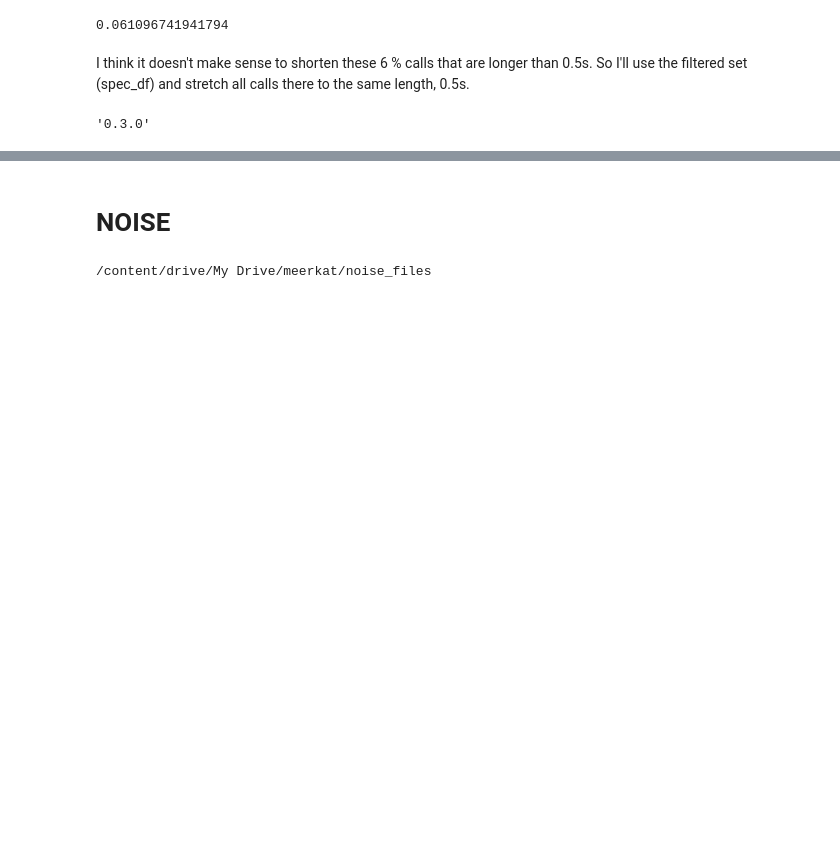
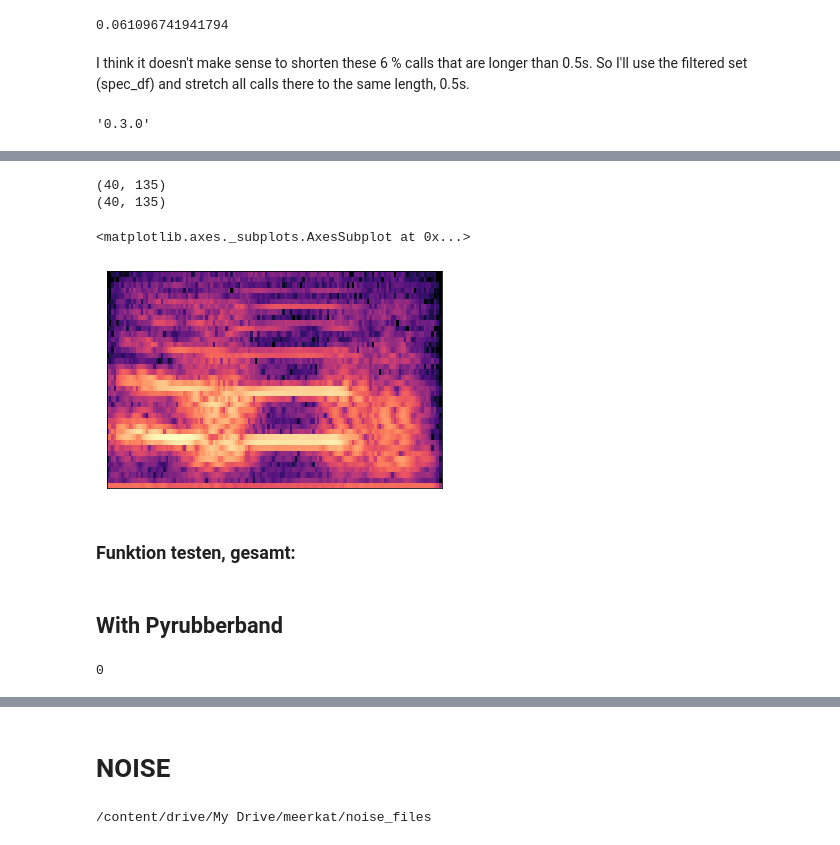
Before and after one commit to marathomas/meerkat, a Jupyter notebook: meerkat_preprocessing.ipynb, the cells around one changed output, grey strips where cells are left out. Drawn from its saved outputs; the diff is of its cells as text; code cells hidden in the pictures; blank space fills up the shorter version.

```diff
--- a/meerkat_preprocessing.ipynb
+++ b/meerkat_preprocessing.ipynb
@@ -1051,0 +1162,5 @@ spec_df.to_pickle(PROJECT_PATH+'spec_df_all_stretch')
+# %%
+# Stretch FFT using phase vocoder
+
+D_stretched = librosa.core.phase_vocoder(D, rate, hop_length=hop_length)
+D_stretched.shape
@@ -1051,0 +1201,18 @@ spec_df.to_pickle(PROJECT_PATH+'spec_df_all_stretch')
+# %%
+# Melspectrogram of stretched
+s_stretched = librosa.feature.melspectrogram(S=D_stretched,
+                                   sr=sr,
+                                   n_mels=n_mels,
+                                   fmax=4000)
+print(s_stretched.shape)
+spectro_stretched = librosa.power_to_db(np.abs(s_stretched)**2, ref=np.max)
+print(spectro_stretched.shape)
+
+librosa.display.specshow(spectro_stretched)
+# %% [output]
+(40, 135)
+(40, 135)
+<matplotlib.axes._subplots.AxesSubplot at 0x...>
+[figure, added]
+# %% [markdown]
+### Funktion testen, gesamt:
@@ -1051,0 +1230,6 @@ spec_df.to_pickle(PROJECT_PATH+'spec_df_all_stretch')
+# %% [markdown]
+## With Pyrubberband
+# %%
+os.system('pip install pyrubberband==0.3.0')
+# %% [output]
+0
```
Also changed, not shown: parts of 33 cells of this notebook.
